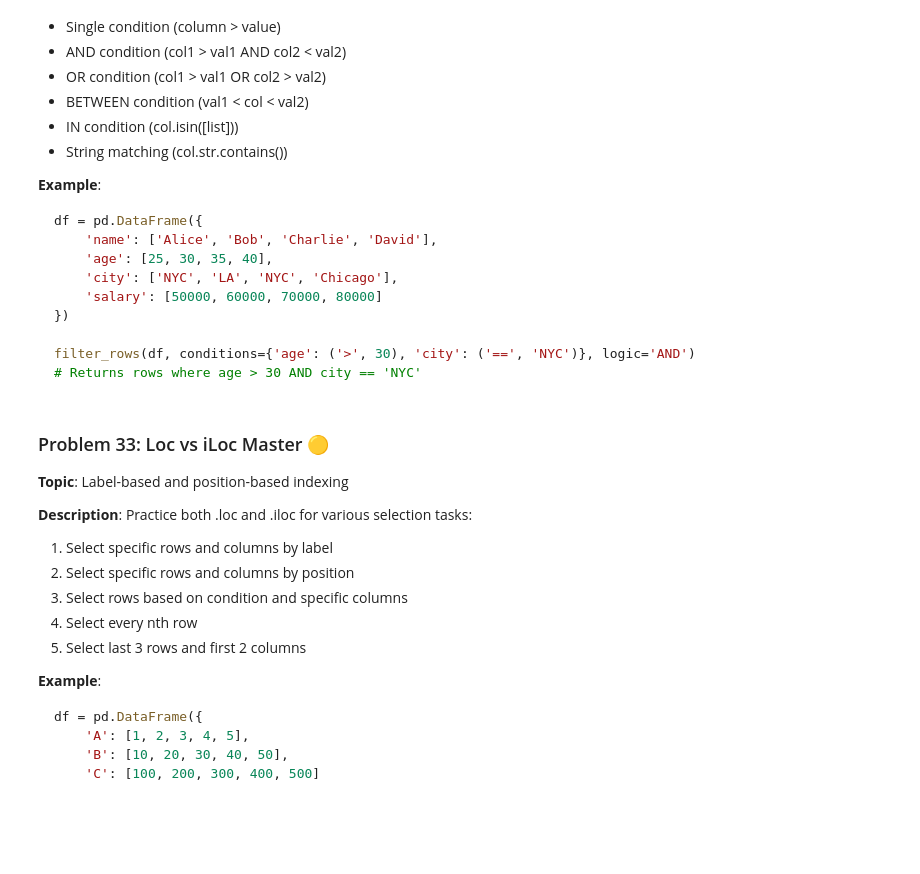
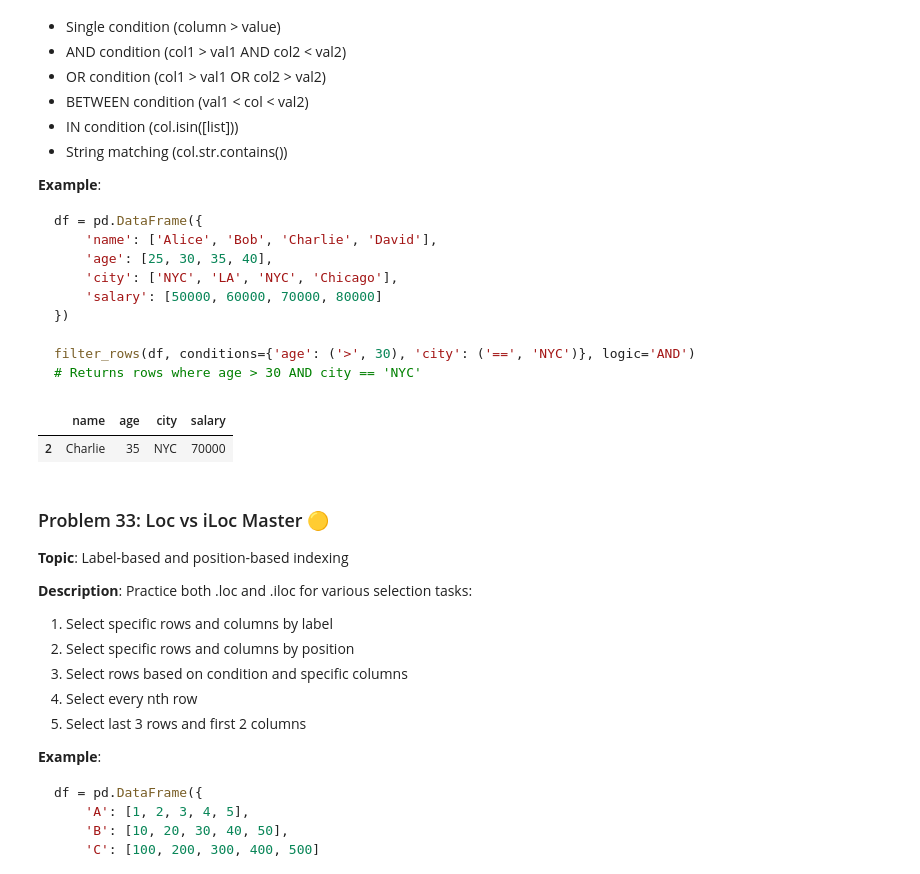
Before and after one commit to Rishiraj1994/LogicMojo-AI-ML-Jan26-rishiraj19, a Jupyter notebook: HOMEWORK_50_ASSIGNMENTS_Rishiraj.ipynb, the cells around one changed output. Saved outputs shown, nothing was run; the diff lists cells and outputs as text; code cells hidden in the pictures; blank space fills up the shorter version.

````diff
--- a/HOMEWORK_50_ASSIGNMENTS_Rishiraj.ipynb
+++ b/HOMEWORK_50_ASSIGNMENTS_Rishiraj.ipynb
@@ -1629,6 +1677,18 @@ df = pd.DataFrame({
 filter_rows(df, conditions={'age': ('>', 30), 'city': ('==', 'NYC')}, logic='AND')
 # Returns rows where age > 30 AND city == 'NYC'
 ```
+# %%
+df = pd.DataFrame({
+    'name': ['Alice', 'Bob', 'Charlie', 'David'],
+    'age': [25, 30, 35, 40],
+    'city': ['NYC', 'LA', 'NYC', 'Chicago'],
+    'salary': [50000, 60000, 70000, 80000]
+})
+x= df[(df['age']>30) & (df['city']== 'NYC')]
+x
+# %% [output]
+|  | name | age | city | salary |
+| 2 | Charlie | 35 | NYC | 70000 |
 # %%
 # YOUR SOLUTION HERE
 import pandas as pd
````
Also changed, not shown: parts of 2 cells of this notebook.
